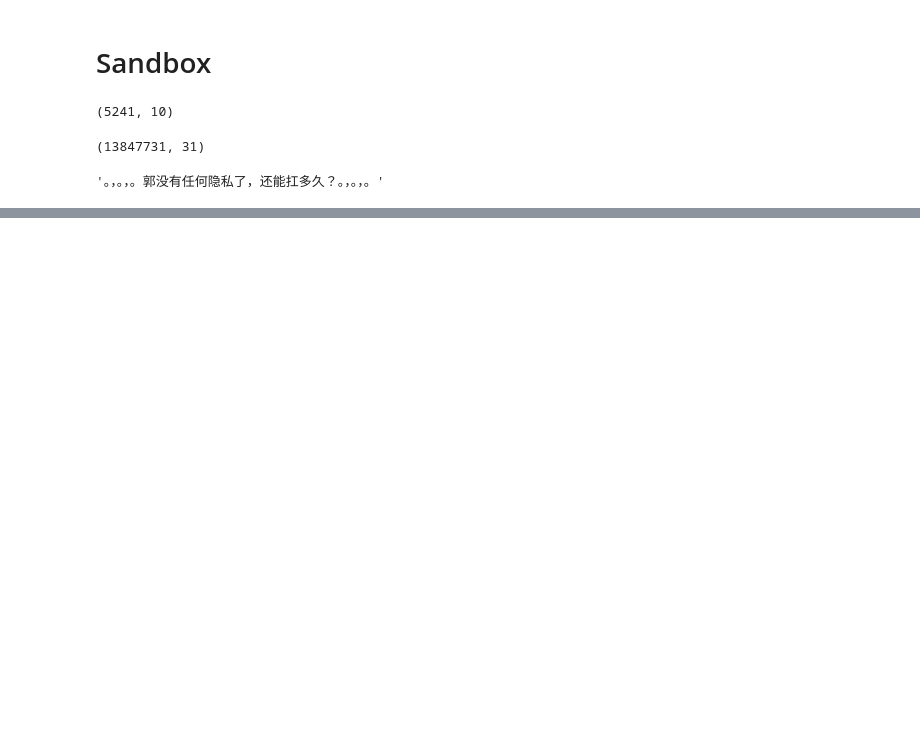
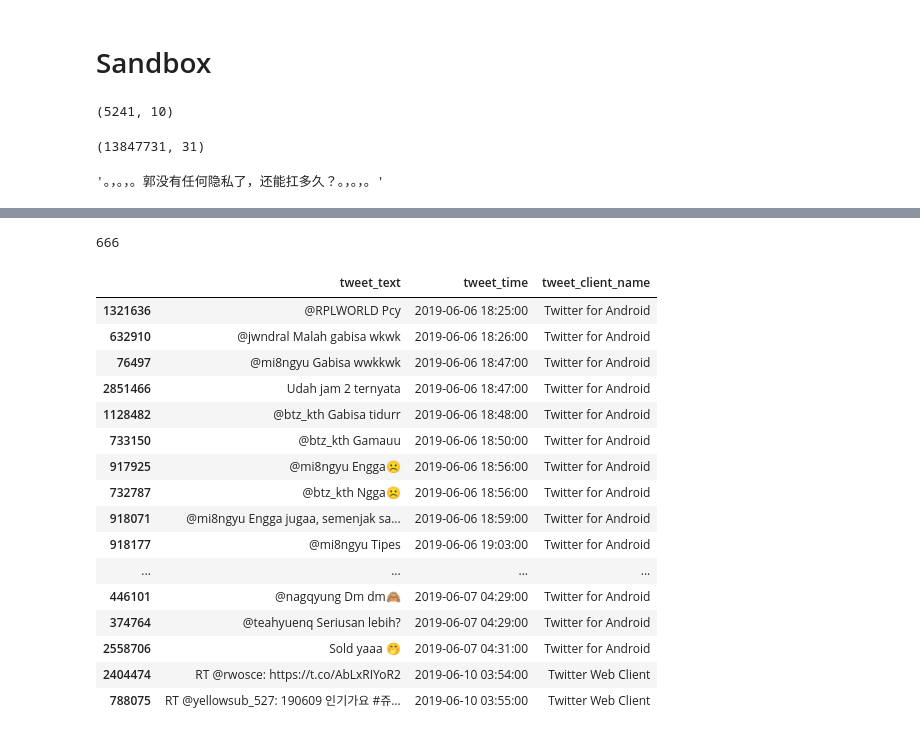
Before and after one commit to nicole9925/chinabots, a Jupyter notebook: scripts/Sandbox.ipynb, the cells around one changed output, grey strips where cells are left out. Saved outputs shown, nothing was run; the diff lists cells and outputs as text; code cells hidden in the pictures; blank space fills up the shorter version.

```diff
--- a/scripts/Sandbox.ipynb
+++ b/scripts/Sandbox.ipynb
@@ -84,0 +92,24 @@ tweets[tweets['tweet_text'].str.contains('桂敏海')].tweet_text.iloc[2]
+# %%
+tweet_lang_user.nunique()
+# %% [output]
+666
+# %%
+tweets[tweets['userid'] == '832941887539417088'].sort_values(by='tweet_time')[['tweet_text','tweet_time','tweet_client_name']].iloc[-200:-150]
+# %% [output]
+|  | tweet_text | tweet_time | tweet_client_name |
+| 1321636 | @RPLWORLD Pcy | 2019-06-06 18:25:00 | Twitter for Android |
+| 632910 | @jwndral Malah gabisa wkwk | 2019-06-06 18:26:00 | Twitter for Android |
+| 76497 | @mi8ngyu Gabisa wwkkwk | 2019-06-06 18:47:00 | Twitter for Android |
+| 2851466 | Udah jam 2 ternyata | 2019-06-06 18:47:00 | Twitter for Android |
+| 1128482 | @btz_kth Gabisa tidurr | 2019-06-06 18:48:00 | Twitter for Android |
+| 733150 | @btz_kth Gamauu | 2019-06-06 18:50:00 | Twitter for Android |
+| 917925 | @mi8ngyu Engga☹ | 2019-06-06 18:56:00 | Twitter for Android |
+| 732787 | @btz_kth Ngga☹ | 2019-06-06 18:56:00 | Twitter for Android |
+| 918071 | @mi8ngyu Engga jugaa, semenjak sa... | 2019-06-06 18:59:00 | Twitter for Android |
+| 918177 | @mi8ngyu Tipes | 2019-06-06 19:03:00 | Twitter for Android |
+| ... | ... | ... | ... |
+| 446101 | @nagqyung Dm dm🙈 | 2019-06-07 04:29:00 | Twitter for Android |
+| 374764 | @teahyuenq Seriusan lebih? | 2019-06-07 04:29:00 | Twitter for Android |
+| 2558706 | Sold yaaa 🤭 | 2019-06-07 04:31:00 | Twitter for Android |
+| 2404474 | RT @rwosce: https://t.co/AbLxRIYoR2 | 2019-06-10 03:54:00 | Twitter Web Client |
+| 788075 | RT @yellowsub_527: 190609 인기가요 #쥬... | 2019-06-10 03:55:00 | Twitter Web Client |
```
Also changed, not shown: parts of 17 cells of this notebook, 4 other files.
